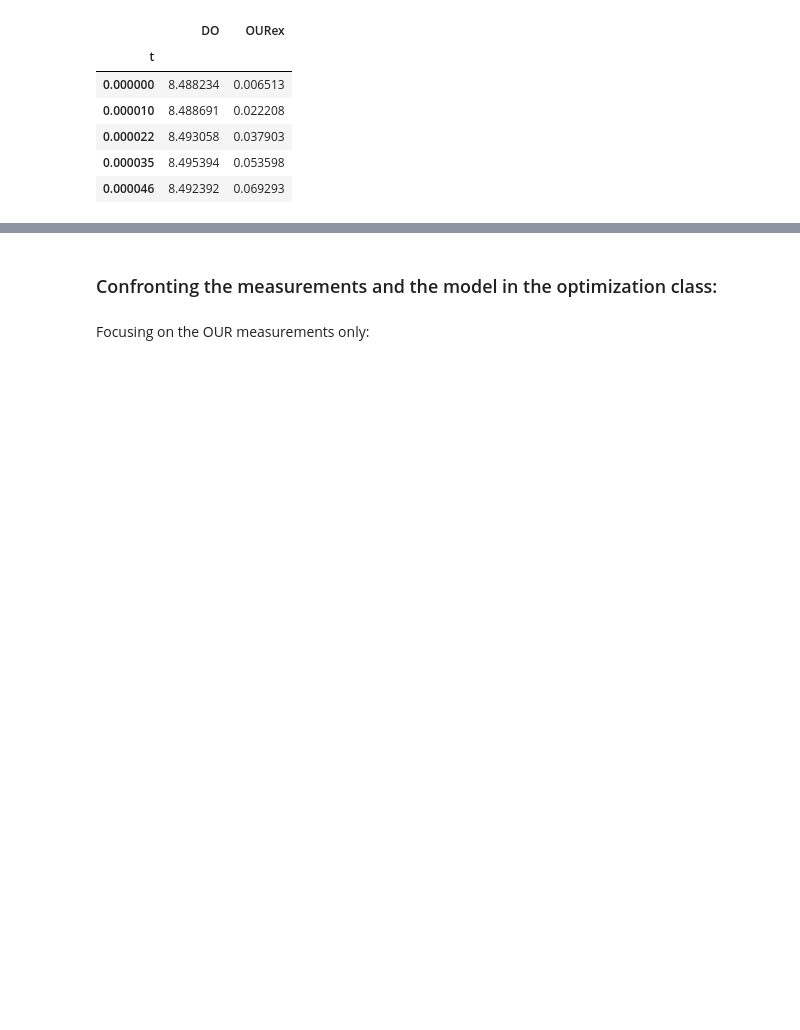
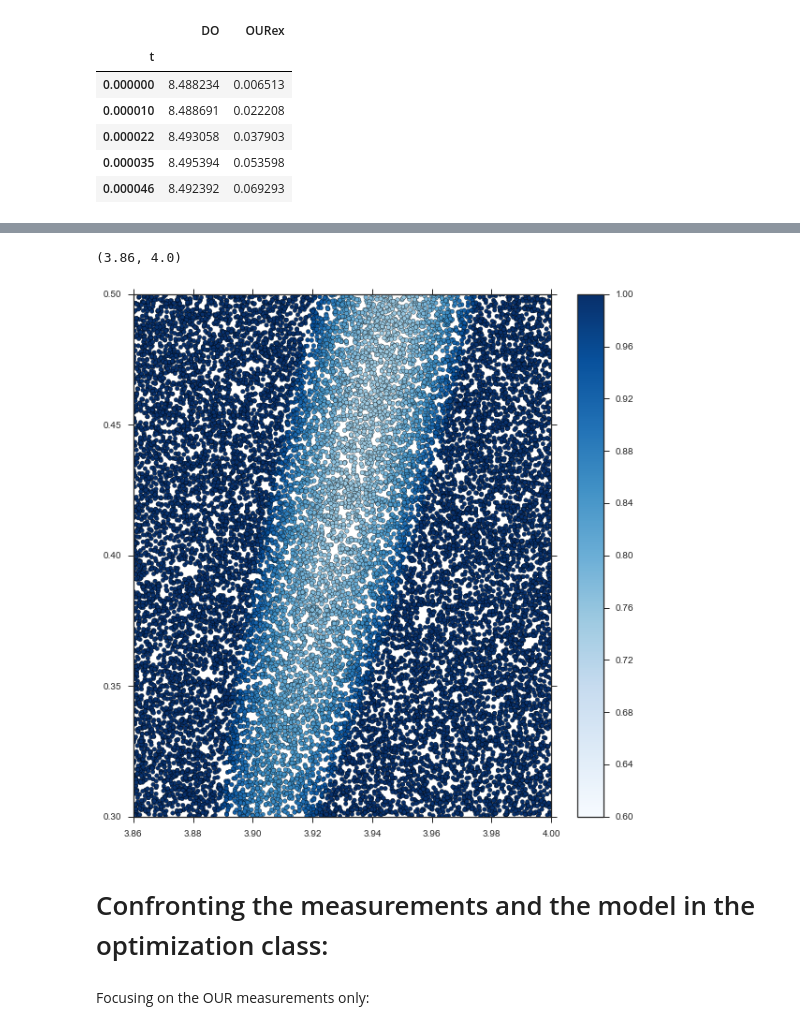
Before and after one commit to stijnvanhoey/phd_ipynb_respiro_showcases, a Jupyter notebook: bayesian_story/pyIDEAS_bayes.ipynb, the cells around one changed output, grey strips where cells are left out. Saved outputs shown, nothing was run; the diff lists cells and outputs as text; code cells hidden in the pictures; blank space fills up the shorter version.

```diff
--- a/bayesian_story/pyIDEAS_bayes.ipynb
+++ b/bayesian_story/pyIDEAS_bayes.ipynb
@@ -92,0 +167,15 @@ output["OURex"].plot()
+# %%
+N = 20000
+lengt = 2745
+runs = np.fromfile('respiro_20000runs_4.txt').reshape(N, lengt)
+pars = np.fromfile('respiro_20000pars_4.txt').reshape(N, 2)
+SSE = np.fromfile('respiro_20000SSE_4.txt')
+# %%
+fig, axs = plt.subplots(figsize=(10,10))
+scat = axs.scatter(pars[:,0], pars[:,1], c=SSE, vmax=1., vmin=0.6, cmap='Blues')
+fig.colorbar(scat)
+axs.set_ylim(0.3, 0.5)
+axs.set_xlim(3.86, 4.)
+# %% [output]
+(3.86, 4.0)
+[figure, added]
@@ -93,5 +192,5 @@ output["OURex"].plot()
 # %% [markdown]
-### Confronting the measurements and the model in the optimization class:
+# Confronting the measurements and the model in the optimization class:
 # %% [markdown]
 Focusing on the OUR measurements only:
 # %%
```
Also changed, not shown: parts of 33 cells of this notebook, 2 other files.
